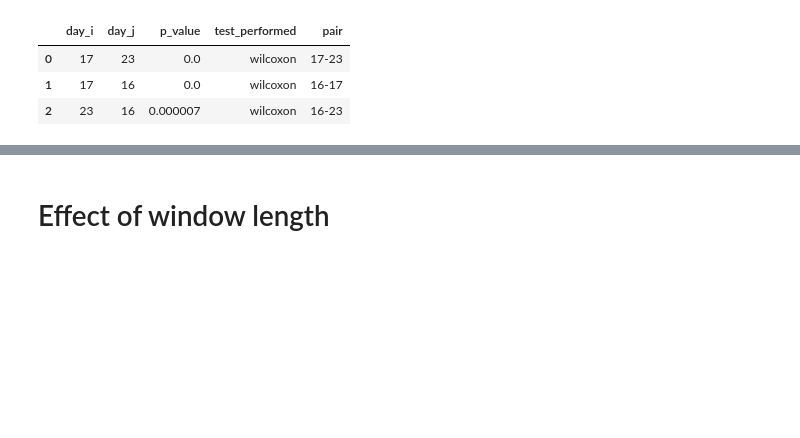
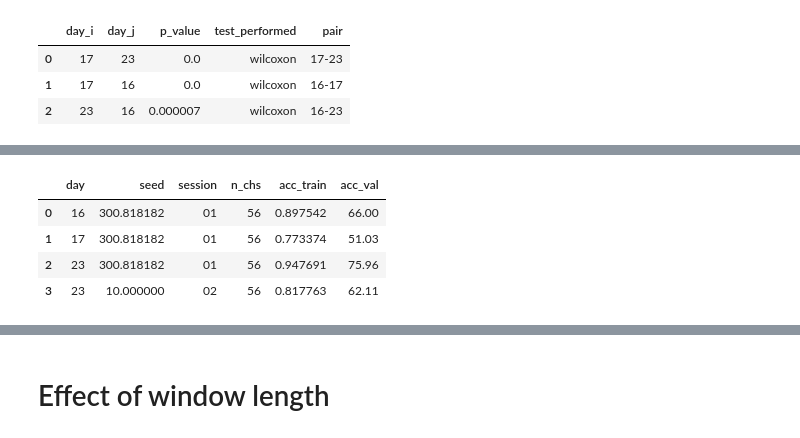
Before and after one commit to FarahBaracat/gest_classification_eng, a Jupyter notebook: notebooks/2.compile_results.ipynb, the cells around one changed output, grey strips where cells are left out. Cells and saved outputs as stored; diff of their text form; code cells hidden in the pictures; blank space fills up the shorter version.

Commit message:
refactor plot across days in a function

```diff
--- a/notebooks/2.compile_results.ipynb
+++ b/notebooks/2.compile_results.ipynb
@@ -362,0 +351,2 @@ Name: acc_val, dtype: float64
+# %%
+mean_metrics_across_days, sd_metrics_across_days = plot_avg_acc_across_days(compiled_df, paired_test_df, save_figs=save_figs)
@@ -363,5 +363,11 @@ Name: acc_val, dtype: float64
 # %%
 # average across seeds
-mean_metrics[[DAY_COL,SEED_COL,SESSION_COL, N_CHS_COL, 'acc_train','acc_val']]
+mean_metrics_across_days[[DAY_COL,SEED_COL,SESSION_COL, N_CHS_COL, 'acc_train','acc_val']]
+# %% [output]
+|  | day | seed | session | n_chs | acc_train | acc_val |
+| 0 | 16 | 300.818182 | 01 | 56 | 0.897542 | 66.00 |
+| 1 | 17 | 300.818182 | 01 | 56 | 0.773374 | 51.03 |
+| 2 | 23 | 300.818182 | 01 | 56 | 0.947691 | 75.96 |
+| 3 | 23 | 10.000000 | 02 | 56 | 0.817763 | 62.11 |
 # %%
 # sd across seeds
```
Also changed, not shown: parts of 5 cells of this notebook, 1 other file.
